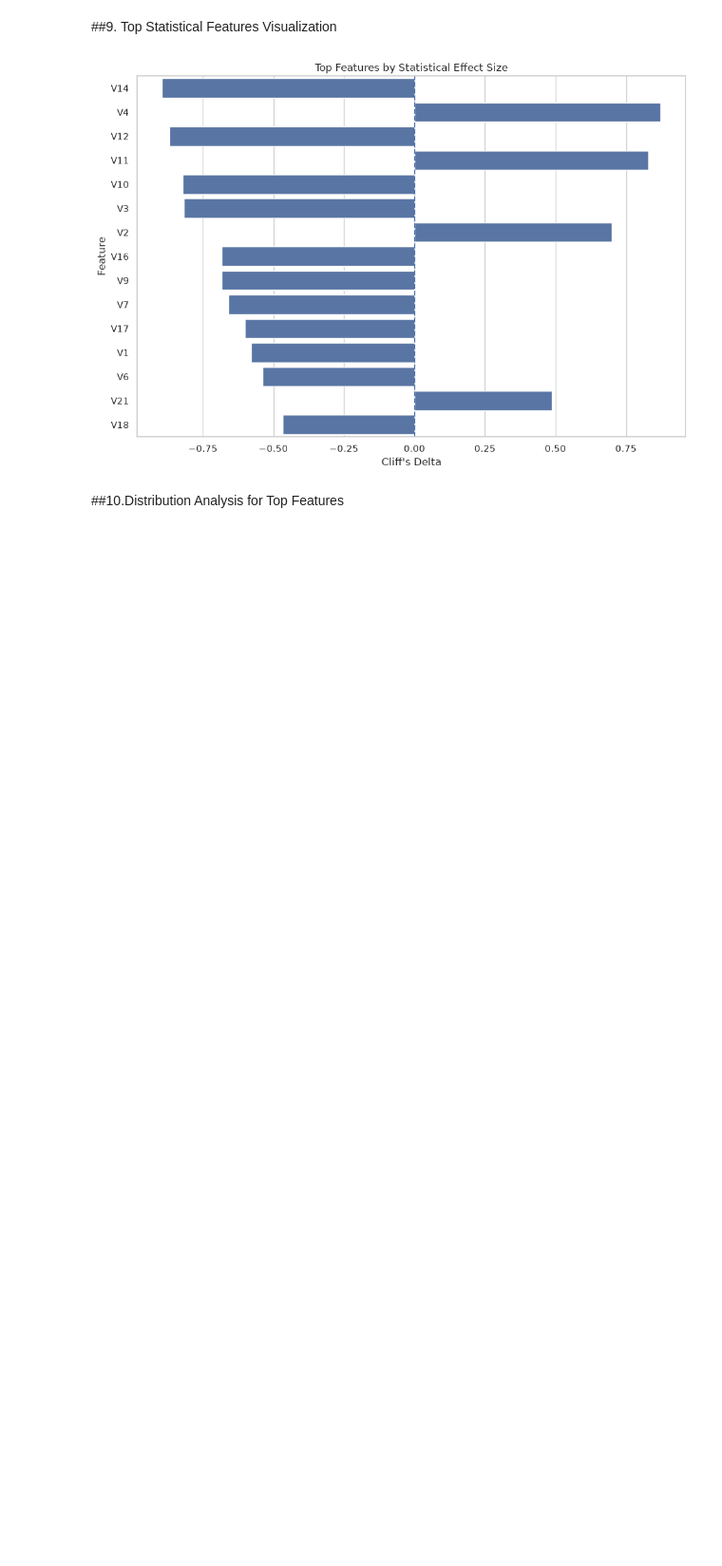
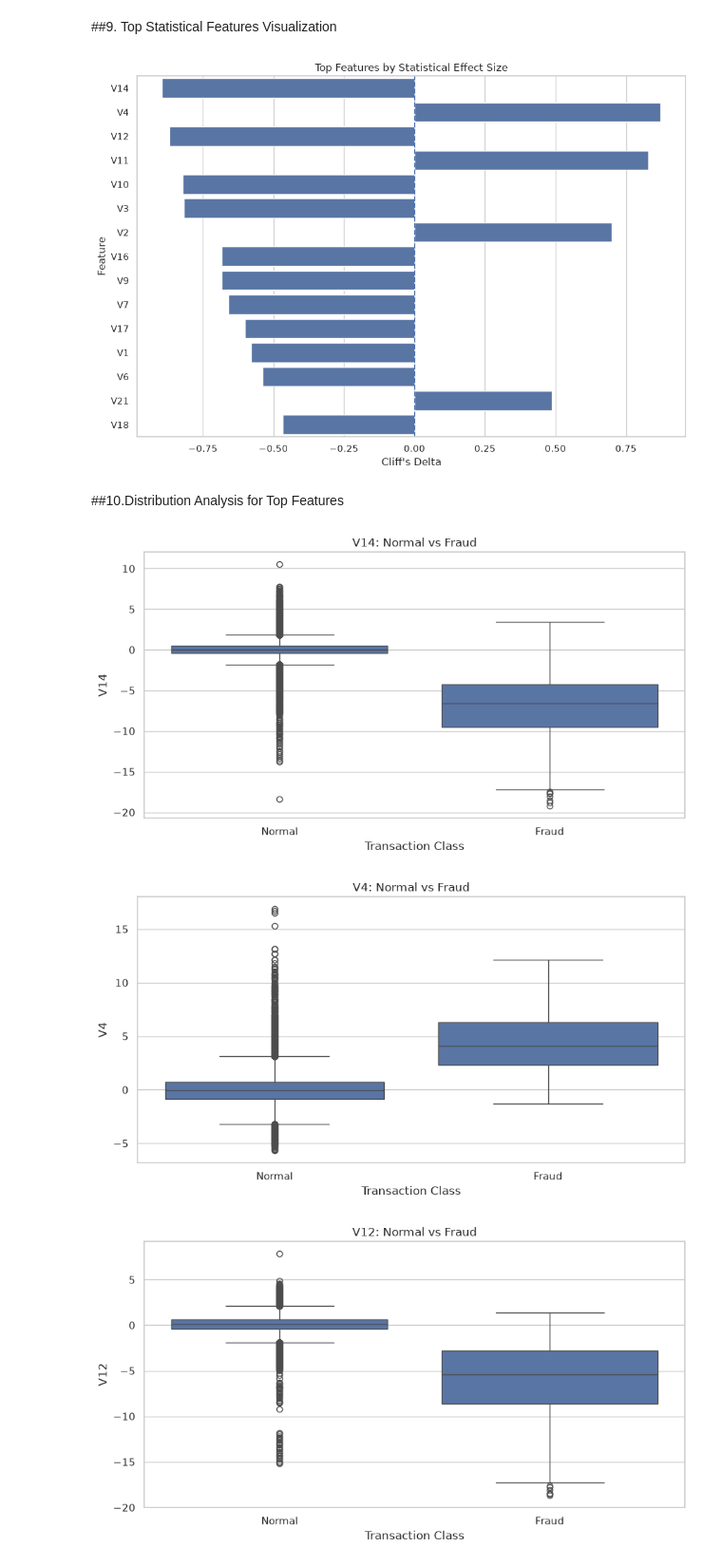
Before and after one commit to to-bits/BehaviorGuard-Customer-Behavioral-Profiling-for-Credit-Card-Fraud-Detection, a Jupyter notebook: BehaviorGuard — Customer Behavioral Profiling for Credit Card Fraud Detection/notebooks/03_statistical_analysis.ipynb, the cells around one changed output. Shown at 95% size. Saved outputs shown, nothing was run; the diff lists cells and outputs as text; code cells hidden in the pictures; blank space fills up the shorter version.

```diff
--- a/BehaviorGuard — Customer Behavioral Profiling for Credit Card Fraud Detection/notebooks/03_statistical_analysis.ipynb
+++ b/BehaviorGuard — Customer Behavioral Profiling for Credit Card Fraud Detection/notebooks/03_statistical_analysis.ipynb
@@ -998,3 +998,57 @@ plt.show()
 [figure]
 # %% [markdown]
 ##10.Distribution Analysis for Top Features
+# %%
+
+# TOP FEATURE DISTRIBUTIONS
+
+top_features = (
+    top_effect_features[
+        "Feature"
+    ]
+    .head(6)
+    .tolist()
+)
+
+for feature in top_features:
+
+    plt.figure(figsize=(9, 5))
+
+    sns.boxplot(
+        data=df,
+        x="Class",
+        y=feature
+    )
+
+    plt.xticks(
+        [0, 1],
+        ["Normal", "Fraud"]
+    )
+
+    plt.title(
+        f"{feature}: Normal vs Fraud"
+    )
+
+    plt.xlabel("Transaction Class")
+    plt.ylabel(feature)
+
+    plt.tight_layout()
+
+    filename = (
+        feature
+        .lower()
+        .replace(" ", "_")
+        + "_boxplot.png"
+    )
+
+    plt.savefig(
+        f"{FIGURE_DIR}/{filename}",
+        dpi=300,
+        bbox_inches="tight"
+    )
+
+    plt.show()
+# %% [output]
+[figure, added]
+[figure, added]
+[figure, added]
```
Also changed, not shown: parts of 9 cells of this notebook, 7 other files.
